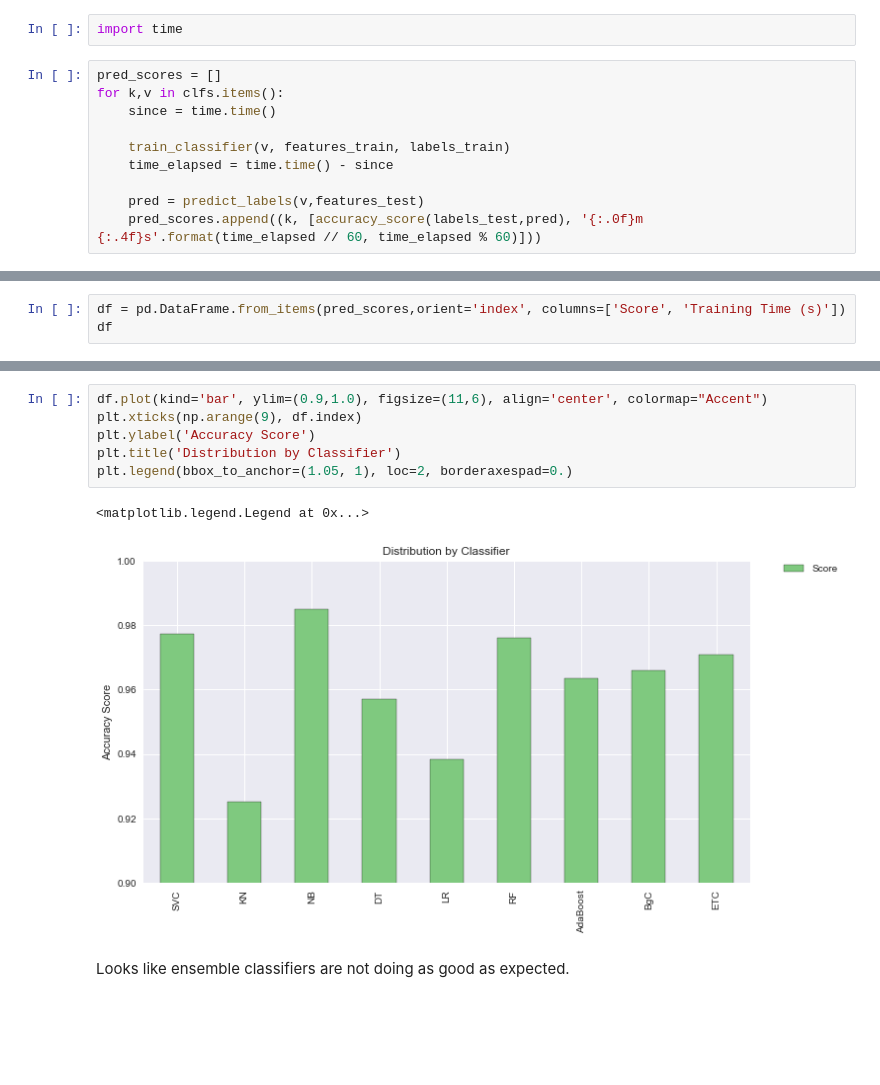
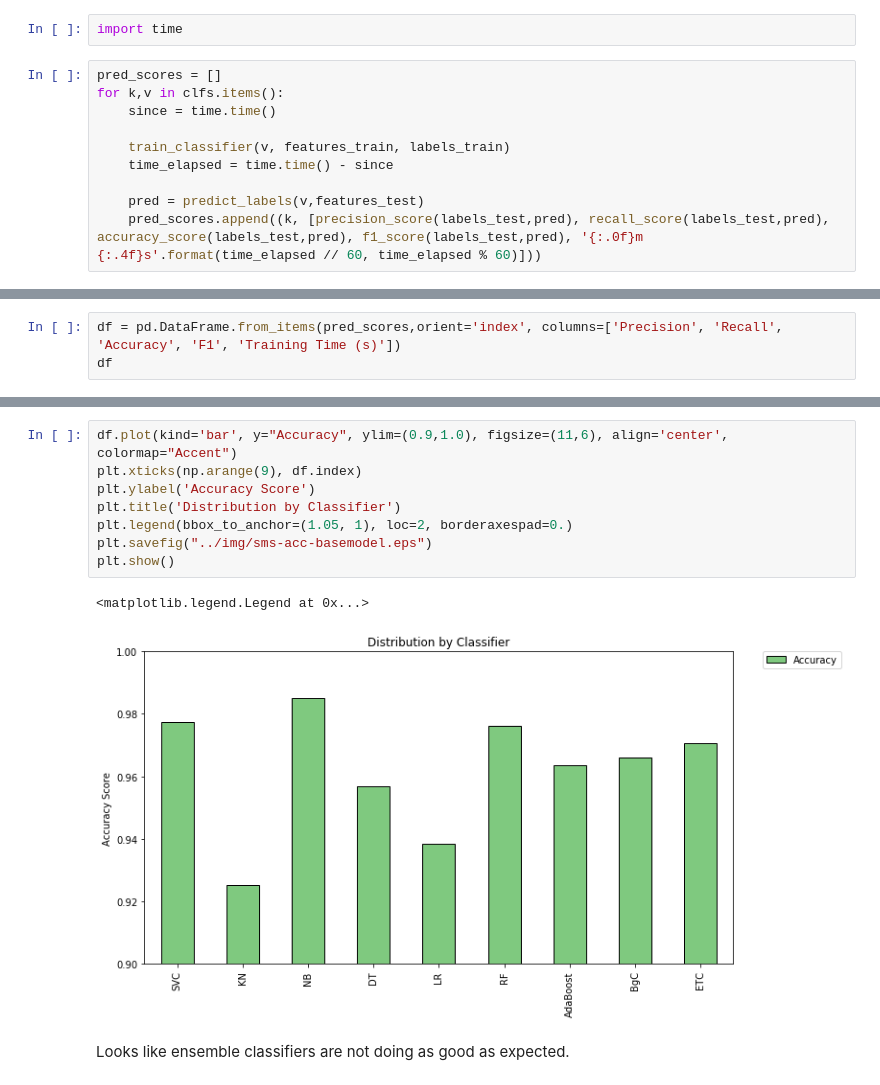
Before and after one commit to chenkangyang/spam-detection, a Jupyter notebook: notebook/sms-spam-v1.ipynb, the cells around one changed output, grey strips where cells are left out. Cells and saved outputs as stored; diff of their text form; blank space fills up the shorter version.

```diff
--- a/notebook/sms-spam-v1.ipynb
+++ b/notebook/sms-spam-v1.ipynb
@@ -162,7 +155,7 @@ for k,v in clfs.items():
     time_elapsed = time.time() - since
 
     pred = predict_labels(v,features_test)
-    pred_scores.append((k, [accuracy_score(labels_test,pred), '{:.0f}m {:.4f}s'.format(time_elapsed // 60, time_elapsed % 60)]))
+    pred_scores.append((k, [precision_score(labels_test,pred), recall_score(labels_test,pred), accuracy_score(labels_test,pred), f1_score(labels_test,pred), '{:.0f}m {:.4f}s'.format(time_elapsed // 60, time_elapsed % 60)]))
 # %%
 pred_scores
 # %% [output]
@@ -178,4 +179,4 @@ pred_scores
 # %%
-df = pd.DataFrame.from_items(pred_scores,orient='index', columns=['Score', 'Training Time (s)'])
+df = pd.DataFrame.from_items(pred_scores,orient='index', columns=['Precision', 'Recall', 'Accuracy', 'F1', 'Training Time (s)'])
 df
 # %% [output]
@@ -192,12 +193,14 @@ df
 # %%
-df.plot(kind='bar', ylim=(0.9,1.0), figsize=(11,6), align='center', colormap="Accent")
+df.plot(kind='bar', y="Accuracy", ylim=(0.9,1.0), figsize=(11,6), align='center', colormap="Accent")
 plt.xticks(np.arange(9), df.index)
 plt.ylabel('Accuracy Score')
 plt.title('Distribution by Classifier')
 plt.legend(bbox_to_anchor=(1.05, 1), loc=2, borderaxespad=0.)
+plt.savefig("../img/sms-acc-basemodel.eps")
+plt.show()
 # %% [output]
 <matplotlib.legend.Legend at 0x...>
-[figure, old version]
+[figure, new version]
 # %% [markdown]
 Looks like ensemble classifiers are not doing as good as expected.
 # %% [markdown]
```
Also changed, not shown: parts of 14 cells of this notebook, 9 other files.
